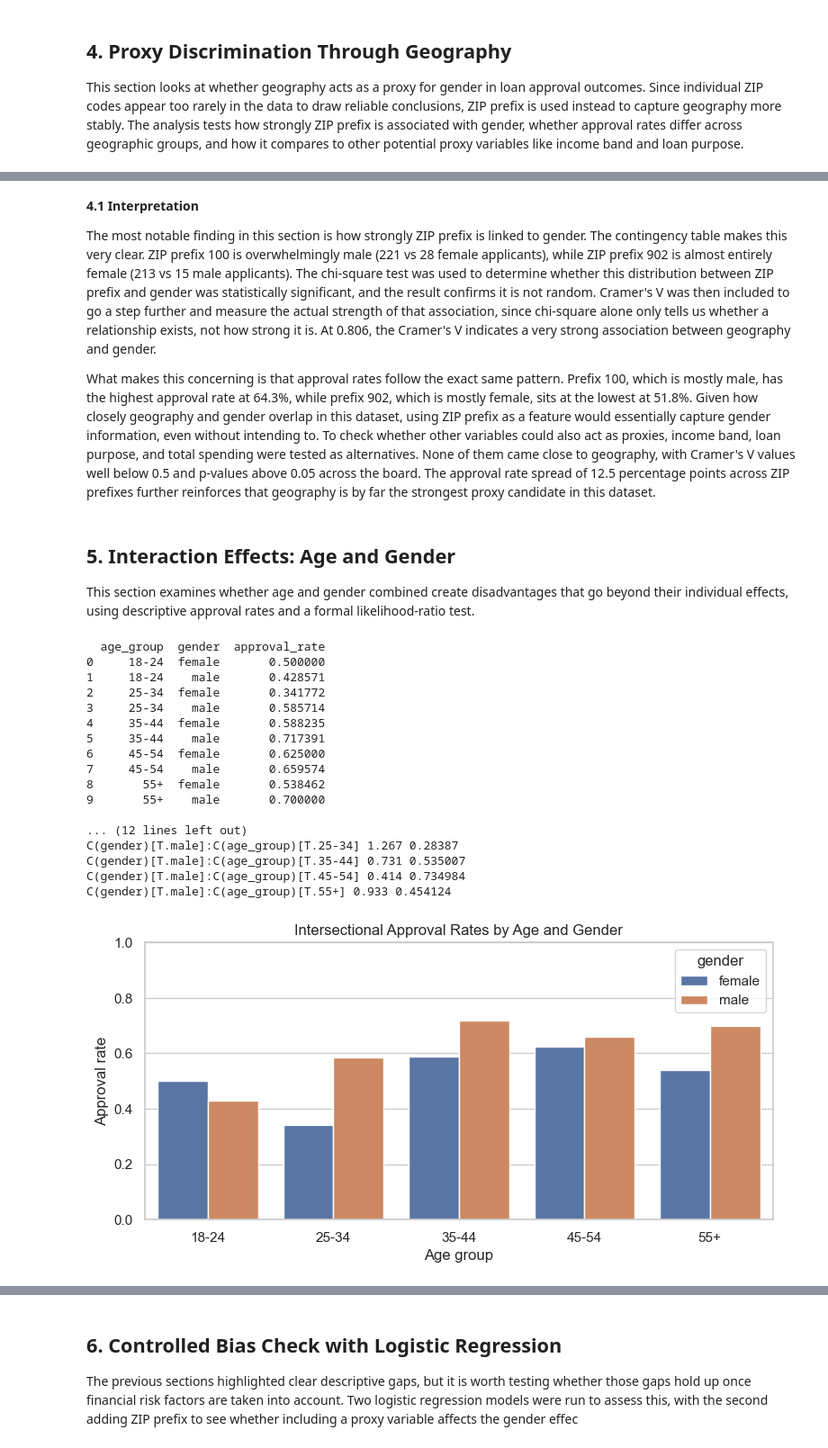
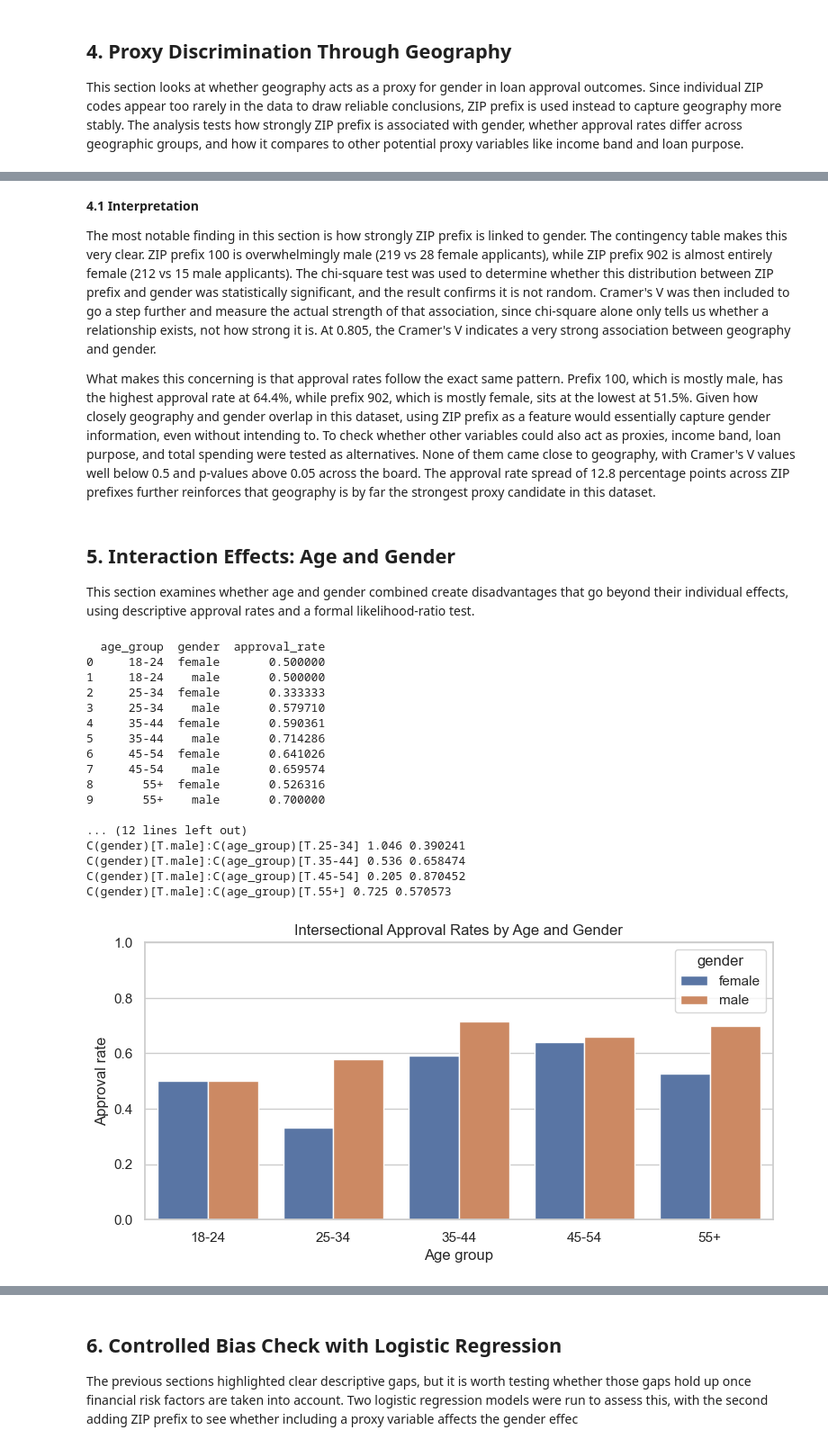
Before and after one commit to smiklosnova/dego-project-teamTXB13, a Jupyter notebook: notebooks/02-bias-analysis.ipynb, the cells around one changed output, grey strips where cells are left out. Shown at 90% size. Cells and saved outputs as stored; diff of their text form; code cells hidden in the pictures.

Commit message:
Update bias analysis interpretations

```diff
--- a/notebooks/02-bias-analysis.ipynb
+++ b/notebooks/02-bias-analysis.ipynb
@@ -220,7 +244,7 @@ analysis_df["age_group"] = pd.cut(
     bins=age_bins,
     labels=age_labels,
     right=False,
-)
+).astype(object)
 
 age_summary = (
     analysis_df.groupby("age_group", observed=True)
@@ -390,17 +414,28 @@ Engineered spending totals were tested, but they are weak proxy candidates in th
 # %% [markdown]
 **4.1 Interpretation**
 
-The most notable finding in this section is how strongly ZIP prefix is linked to gender. The contingency table makes this very clear. ZIP prefix 100 is overwhelmingly male (221 vs 28 female applicants), while ZIP prefix 902 is almost entirely female (213 vs 15 male applicants). The chi-square test was used to determine whether this distribution between ZIP prefix and gender was statistically significant, and the result confirms it is not random. Cramer's V was then included to go a step further and measure the actual strength of that association, since chi-square alone only tells us whether a relationship exists, not how strong it is. At 0.806, the Cramer's V indicates a very strong association between geography and gender.
+The most notable finding in this section is how strongly ZIP prefix is linked to gender. The contingency table makes this very clear. ZIP prefix 100 is overwhelmingly male (219 vs 28 female applicants), while ZIP prefix 902 is almost entirely female (212 vs 15 male applicants). The chi-square test was used to determine whether this distribution between ZIP prefix and gender was statistically significant, and the result confirms it is not random. Cramer's V was then included to go a step further and measure the actual strength of that association, since chi-square alone only tells us whether a relationship exists, not how strong it is. At 0.805, the Cramer's V indicates a very strong association between geography and gender.
 
-What makes this concerning is that approval rates follow the exact same pattern. Prefix 100, which is mostly male, has the highest approval rate at 64.3%, while prefix 902, which is mostly female, sits at the lowest at 51.8%. Given how closely geography and gender overlap in this dataset, using ZIP prefix as a feature would essentially capture gender information, even without intending to.
-To check whether other variables could also act as proxies, income band, loan purpose, and total spending were tested as alternatives. None of them came close to geography, with Cramer's V values well below 0.5 and p-values above 0.05 across the board. The approval rate spread of 12.5 percentage points across ZIP prefixes further reinforces that geography is by far the strongest proxy candidate in this dataset.
+What makes this concerning is that approval rates follow the exact same pattern. Prefix 100, which is mostly male, has the highest approval rate at 64.4%, while prefix 902, which is mostly female, sits at the lowest at 51.5%. Given how closely geography and gender overlap in this dataset, using ZIP prefix as a feature would essentially capture gender information, even without intending to. To check whether other variables could also act as proxies, income band, loan purpose, and total spending were tested as alternatives. None of them came close to geography, with Cramer's V values well below 0.5 and p-values above 0.05 across the board. The approval rate spread of 12.8 percentage points across ZIP prefixes further reinforces that geography is by far the strongest proxy candidate in this dataset.
 # %% [markdown]
 ## 5. Interaction Effects: Age and Gender
 
 This section examines whether age and gender combined create disadvantages that go beyond their individual effects, using descriptive approval rates and a formal likelihood-ratio test.
 # %%
+interaction_df = analysis_df.dropna(subset=[
+    "approved",
+    "gender",
+    "age_group",
+    "financials.annual_income",
+    "financials.debt_to_income",
+    "financials.credit_history_months",
+    "financials.savings_balance",
+]).copy()
+interaction_df["gender"] = interaction_df["gender"].astype(str)
+interaction_df["age_group"] = interaction_df["age_group"].astype(str)
+
 intersection_rates = (
-    analysis_df.groupby(["age_group", "gender"], observed=True)["approved"]
+    interaction_df.groupby(["age_group", "gender"], observed=True)["approved"]
     .mean()
     .rename("approval_rate")
     .reset_index()
@@ -426,55 +461,55 @@ print(intersection_comparisons)
 
 main_effects_model = smf.logit(
     "approved ~ C(gender) + C(age_group) + Q('financials.annual_income') + Q('financials.debt_to_income') + Q('financials.credit_history_months') + Q('financials.savings_balance')",
-    data=analysis_df,
+    data=interaction_df,
 ).fit(disp=0)
 
 interaction_model = smf.logit(
     "approved ~ C(gender) * C(age_group) + Q('financials.annual_income') + Q('financials.debt_to_income') + Q('financials.credit_history_months') + Q('financials.savings_balance')",
-    data=analysis_df,
+    data=interaction_df,
 ).fit(disp=0)
 
 lr_stat = 2 * (interaction_model.llf - main_effects_model.llf)
 lr_df = interaction_model.df_model - main_effects_model.df_model
 lr_p_value = chi2.sf(lr_stat, lr_df)
 
 print()
 print("Likelihood-ratio test for the interaction model:")
 print(f"LR statistic: {lr_stat:.3f}")
 print(f"Degrees of freedom: {lr_df:.0f}")
 print(f"P-value: {lr_p_value:.6f}")
 print()
 print("Interaction coefficients:")
 for term in interaction_model.params.index:
     if ":" in term:
         print(term, round(interaction_model.params[term], 3), round(interaction_model.pvalues[term], 6))
 
 plt.figure(figsize=(9, 4))
 sns.barplot(data=intersection_rates, x="age_group", y="approval_rate", hue="gender")
 plt.ylim(0, 1)
 plt.title("Intersectional Approval Rates by Age and Gender")
 plt.ylabel("Approval rate")
 plt.xlabel("Age group")
 plt.show()
 # %% [output]
   age_group  gender  approval_rate
 0     18-24  female       0.500000
-1     18-24    male       0.428571
-2     25-34  female       0.341772
-3     25-34    male       0.585714
-4     35-44  female       0.588235
-5     35-44    male       0.717391
-6     45-54  female       0.625000
+1     18-24    male       0.500000
+2     25-34  female       0.333333
+3     25-34    male       0.579710
+4     35-44  female       0.590361
+5     35-44    male       0.714286
+6     45-54  female       0.641026
 7     45-54    male       0.659574
-8       55+  female       0.538462
+8       55+  female       0.526316
 9       55+    male       0.700000
 
 ... (12 lines left out)
-C(gender)[T.male]:C(age_group)[T.25-34] 1.267 0.28387
-C(gender)[T.male]:C(age_group)[T.35-44] 0.731 0.535007
-C(gender)[T.male]:C(age_group)[T.45-54] 0.414 0.734984
-C(gender)[T.male]:C(age_group)[T.55+] 0.933 0.454124
+C(gender)[T.male]:C(age_group)[T.25-34] 1.046 0.390241
+C(gender)[T.male]:C(age_group)[T.35-44] 0.536 0.658474
+C(gender)[T.male]:C(age_group)[T.45-54] 0.205 0.870452
+C(gender)[T.male]:C(age_group)[T.55+] 0.725 0.570573
-[figure, old version]
+[figure, new version]
 # %% [markdown]
 **5.1 Interpretation**
 
```
Also changed, not shown: parts of 13 cells of this notebook.
